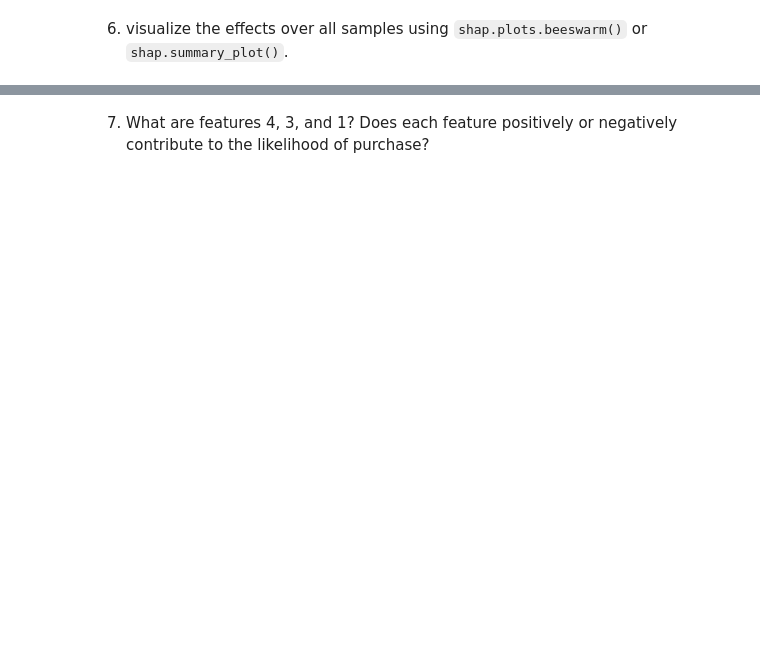
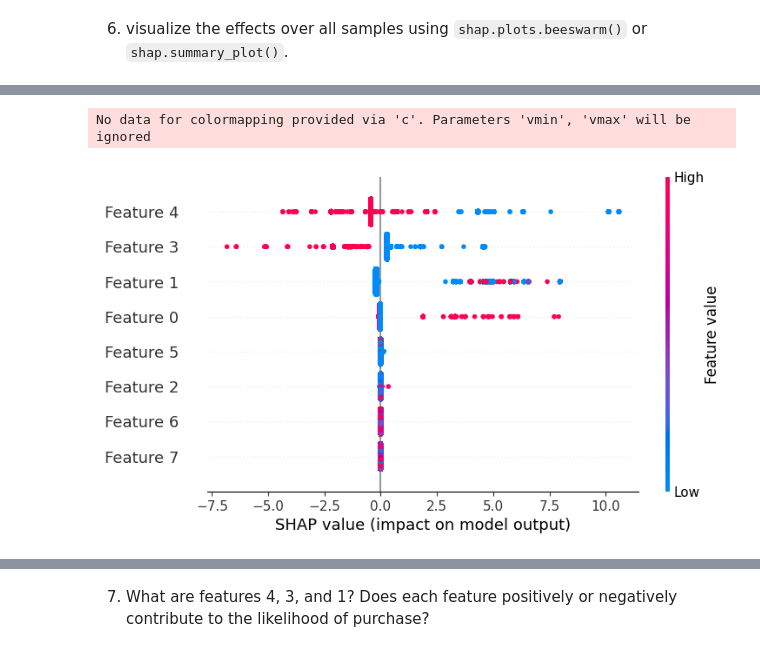
Before and after one commit to rnirms/MLE-10, a Jupyter notebook: assignments/week-06-supervised-ml/nb/electronics-purchase-prediction.ipynb, the cells around one changed output, grey strips where cells are left out. Saved outputs shown, nothing was run; the diff lists cells and outputs as text; code cells hidden in the pictures; blank space fills up the shorter version.

```diff
--- a/assignments/week-06-supervised-ml/nb/electronics-purchase-prediction.ipynb
+++ b/assignments/week-06-supervised-ml/nb/electronics-purchase-prediction.ipynb
@@ -545,0 +629,6 @@ No data for colormapping provided via 'c'. Parameters 'vmin', 'vmax' will be ign
+# %%
+shap_values = explainer(X_test_reduced_subset)
+shap.plots.beeswarm(shap_values, order=shap_values.abs.mean(0))
+# %% [output]
+No data for colormapping provided via 'c'. Parameters 'vmin', 'vmax' will be ignored
+[figure, added]
```
Also changed, not shown: parts of 62 cells of this notebook.
